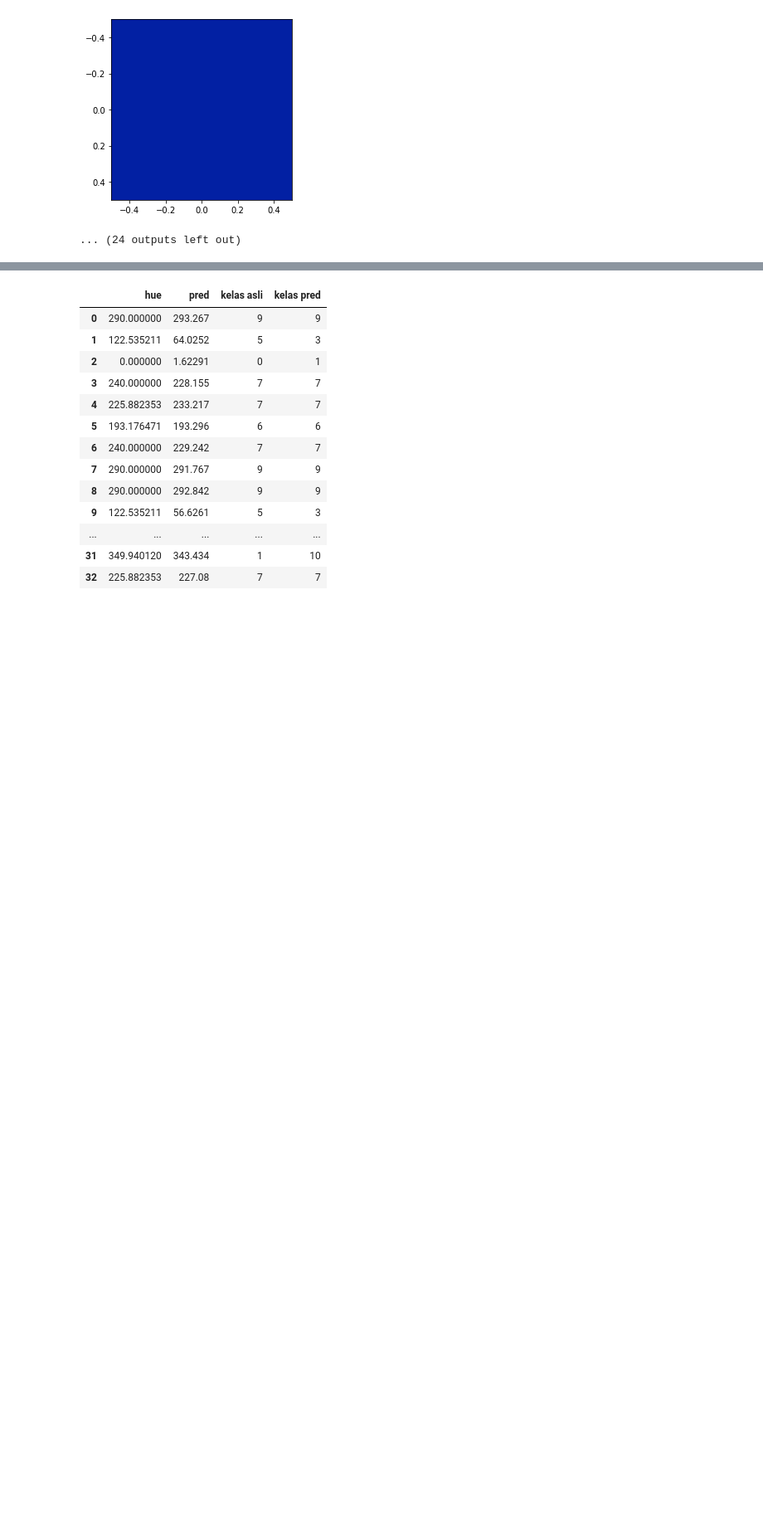
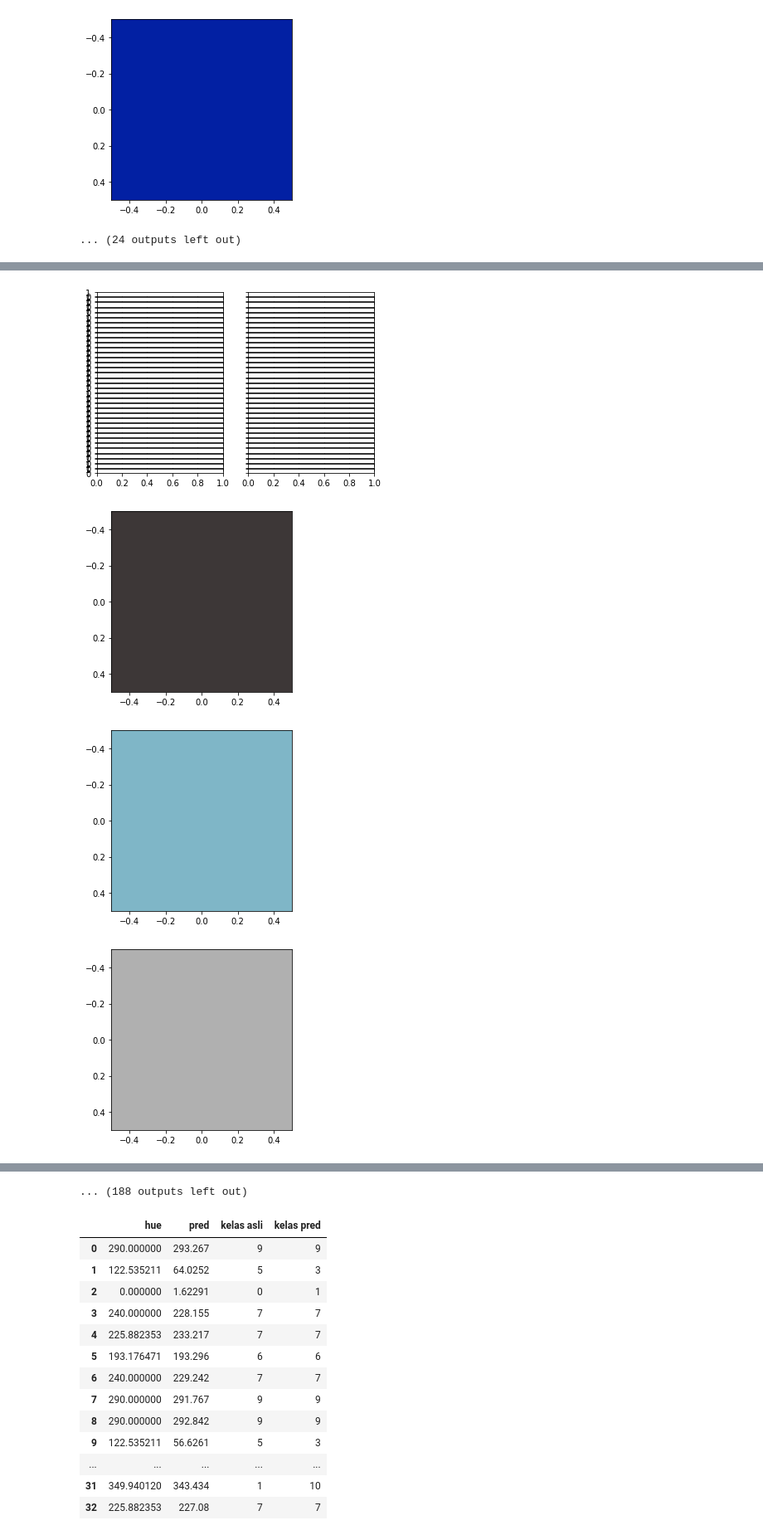
Before and after one commit to geadalfa/PrediksiWarna, a Jupyter notebook: Randomforest_NN.ipynb, the cells around one changed output, grey strips where cells are left out. Shown at 83% size. Saved outputs shown, nothing was run; the diff lists cells and outputs as text; code cells hidden in the pictures; blank space fills up the shorter version.

```diff
--- a/Randomforest_NN.ipynb
+++ b/Randomforest_NN.ipynb
@@ -1090,24 +1088,18 @@ fig
 # %%
 import numpy as np
 import matplotlib.pyplot as plt
 
 data_num = 36
 
-#x = np.random.uniform(1, 10, size=(data_num, data_num, 20))
-#y = np.random.uniform(5, 20, size=(data_num, data_num, 20))
-
 fig, axes = plt.subplots(nrows=data_num, ncols=2, sharex=True, sharey=True)
 for n in range(data_num):  #row index
     for i in range(data_num):
             plt.figure()
-            #print([[pred_rgb[i]]])
-            plt.imshow([[pred_rgb[i]]])
+            plt.imshow([[pred_rgb[n]]])
             plt.imshow([[real_rgb[i]]])
-            # Show/save figure as desired.
             plt.show()
-    #for p in range(data_num):  # column index
-        # Call `scatter` or any plot function on the
-        # respective `axes` object itself
-
-        #print(f'plotting at index [ {n} , {p}]')
-#plt.savefig('figure.png')
+# %% [output]
+[figure, added]
+[figure, added]
+[figure, added]
+[figure, added]
@@ -1114,3 +1114,4 @@ for n in range(data_num):  #row index
+... (188 outputs left out)
 # %%
 def predclass(row):
     if row['pred'] < 0.5 :
```
Also changed, not shown: parts of 7 cells of this notebook.
